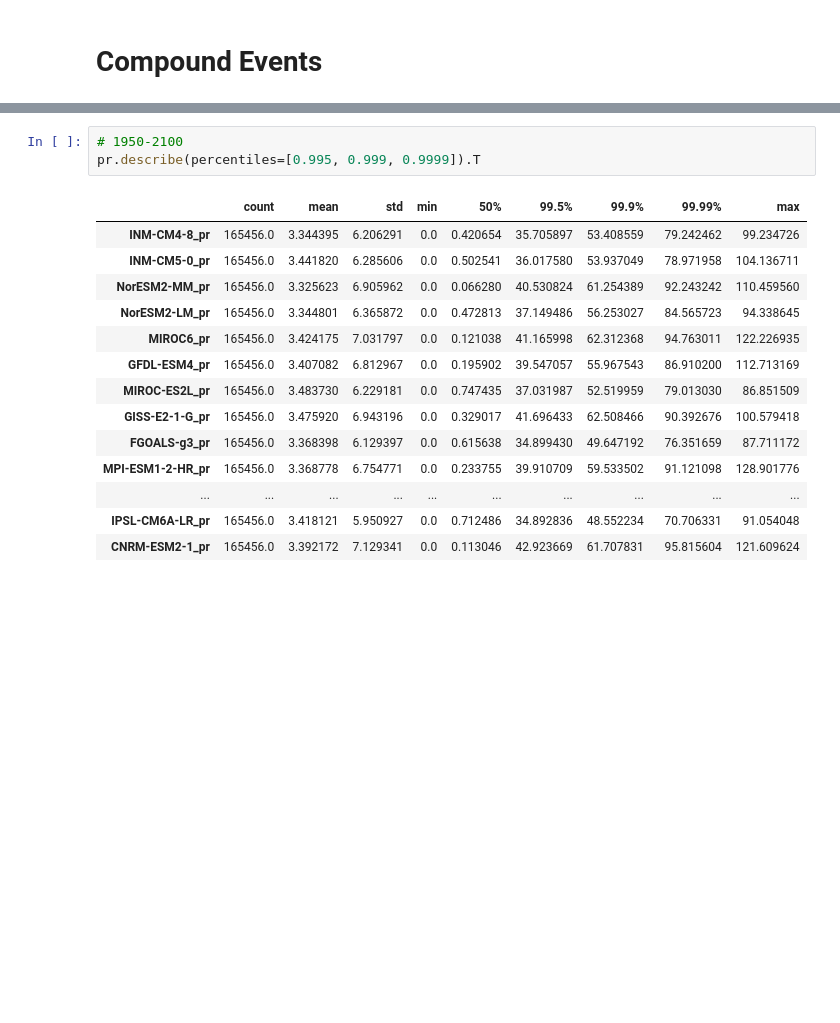
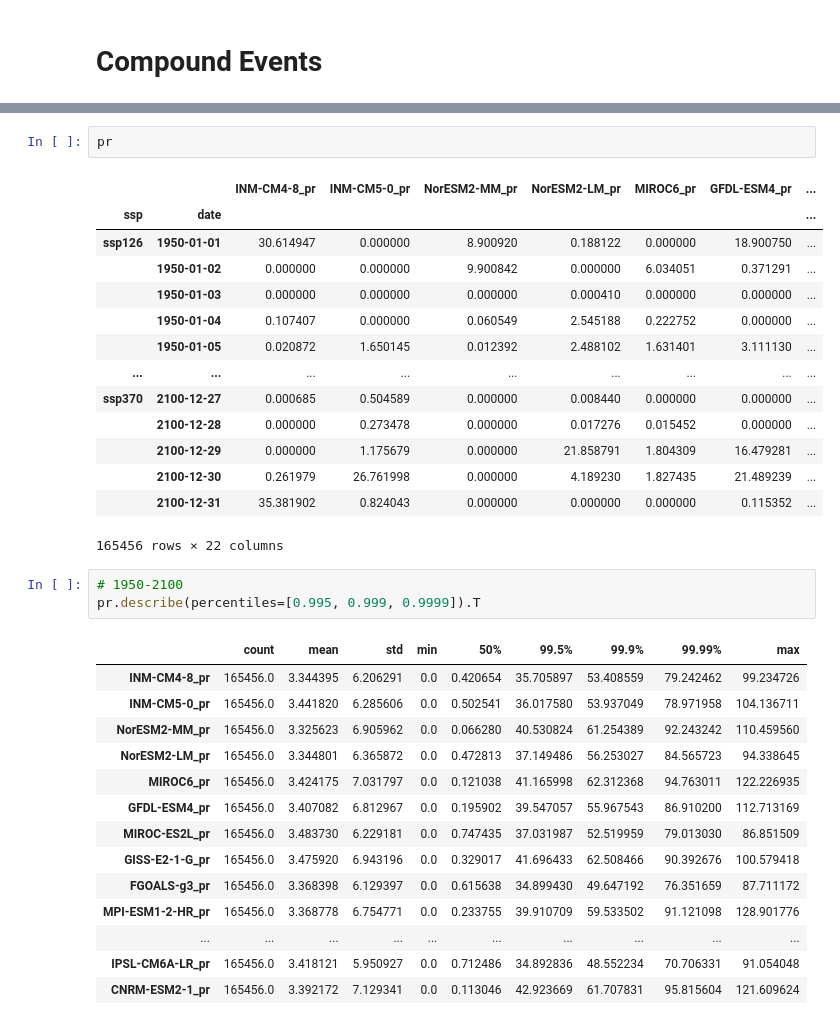
Before and after one commit to eugpoon/casi, a Jupyter notebook: v2/prprpr.ipynb, the cells around one changed output, grey strips where cells are left out. Cells and saved outputs as stored; diff of their text form; blank space fills up the shorter version.

```diff
--- a/v2/prprpr.ipynb
+++ b/v2/prprpr.ipynb
@@ -57,3 +57,20 @@ Wall time: 1.54 s
+# %%
+pr
+# %% [output]
+|  |  | INM-CM4-8_pr | INM-CM5-0_pr | NorESM2-MM_pr | NorESM2-LM_pr | MIROC6_pr | GFDL-ESM4_pr | ... |
+| ssp | date |  |  |  |  |  |  | ... |
+| ssp126 | 1950-01-01 | 30.614947 | 0.000000 | 8.900920 | 0.188122 | 0.000000 | 18.900750 | ... |
+|  | 1950-01-02 | 0.000000 | 0.000000 | 9.900842 | 0.000000 | 6.034051 | 0.371291 | ... |
+|  | 1950-01-03 | 0.000000 | 0.000000 | 0.000000 | 0.000410 | 0.000000 | 0.000000 | ... |
+|  | 1950-01-04 | 0.107407 | 0.000000 | 0.060549 | 2.545188 | 0.222752 | 0.000000 | ... |
+|  | 1950-01-05 | 0.020872 | 1.650145 | 0.012392 | 2.488102 | 1.631401 | 3.111130 | ... |
+| ... | ... | ... | ... | ... | ... | ... | ... | ... |
+| ssp370 | 2100-12-27 | 0.000685 | 0.504589 | 0.000000 | 0.008440 | 0.000000 | 0.000000 | ... |
+|  | 2100-12-28 | 0.000000 | 0.273478 | 0.000000 | 0.017276 | 0.015452 | 0.000000 | ... |
+|  | 2100-12-29 | 0.000000 | 1.175679 | 0.000000 | 21.858791 | 1.804309 | 16.479281 | ... |
+|  | 2100-12-30 | 0.261979 | 26.761998 | 0.000000 | 4.189230 | 1.827435 | 21.489239 | ... |
+|  | 2100-12-31 | 35.381902 | 0.824043 | 0.000000 | 0.000000 | 0.000000 | 0.115352 | ... |
+165456 rows × 22 columns
 # %%
 # 1950-2100
 pr.describe(percentiles=[0.995, 0.999, 0.9999]).T
```
Also changed, not shown: parts of 1 cell of this notebook.
